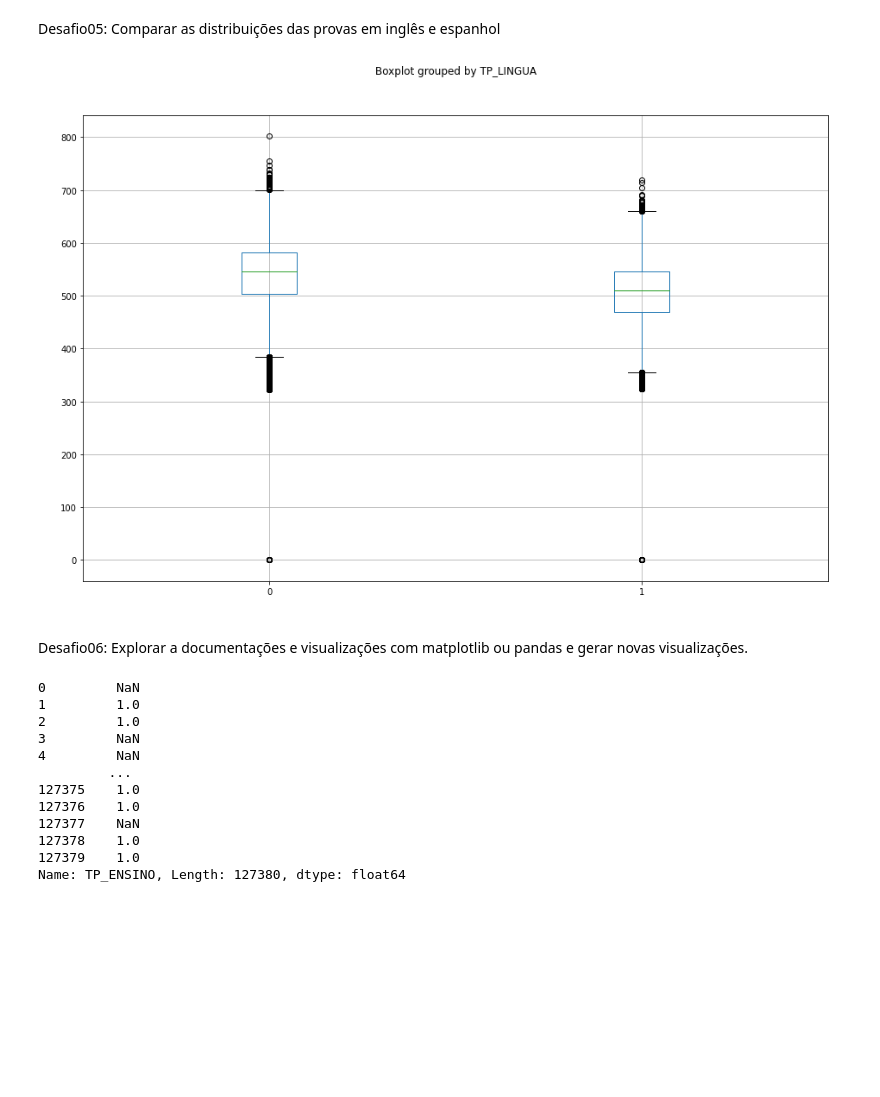
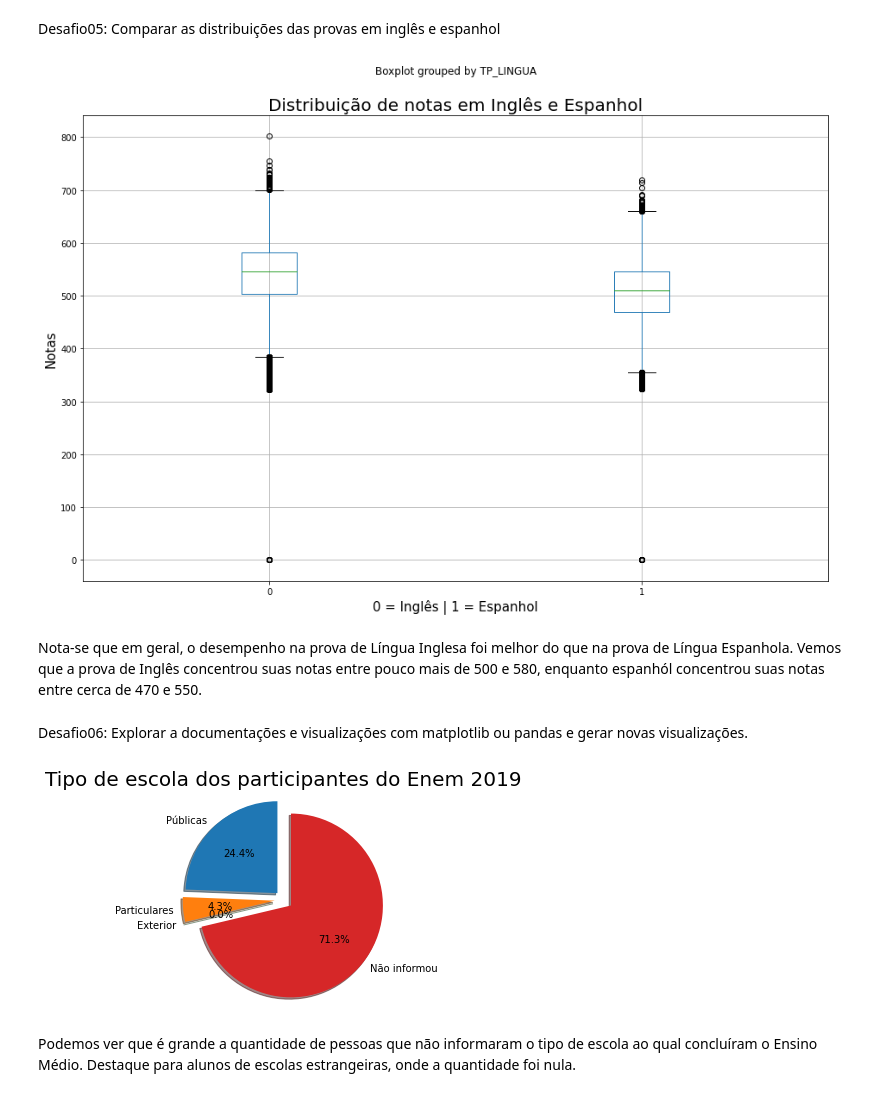
Before and after one commit to eduperottoni/educacao-brasil, a Jupyter notebook: aula_01.ipynb, the cells around one changed output. Drawn from its saved outputs; the diff is of its cells as text; code cells hidden in the pictures; blank space fills up the shorter version.

```diff
--- a/aula_01.ipynb
+++ b/aula_01.ipynb
@@ -316,26 +315,13 @@ Desafio05: Comparar as distribuições das provas em inglês e espanhol
 # %%
 #Utilizando o boxplot, filtrando pela coluna de língua excolhida considerando a nota da coluna de notas em linguagens
 dados.boxplot(column='NU_NOTA_LC', by='TP_LINGUA', figsize=(15,10))
-plt.title('Distribuição de notas em Inglês e Espanhol', size=25, color='white')
-plt.xlabel('0 = Inglês | 1 = Espanhol',size=15, color='white')
-plt.ylabel('Notas', size=15, color='white')
+plt.title('Distribuição de notas em Inglês e Espanhol', size=20, color='black')
+plt.xlabel('0 = Inglês | 1 = Espanhol',size=15, color='black')
+plt.ylabel('Notas', size=15, color='black')
 plt.show()
 # %% [output]
-[figure, old version]
+[figure, new version]
+# %% [markdown]
+Nota-se que em geral, o desempenho na prova de Língua Inglesa foi melhor do que na prova de Língua Espanhola. Vemos que a prova de Inglês concentrou suas notas entre pouco mais de 500 e 580, enquanto espanhól concentrou suas notas entre cerca de 470 e 550.
 # %% [markdown]
 Desafio06: Explorar a documentações e visualizações com matplotlib ou pandas e gerar novas visualizações.
-# %%
-dados['TP_ENSINO']
-# %% [output]
-0         NaN
-1         1.0
-2         1.0
-3         NaN
-4         NaN
-         ...
-127375    1.0
-127376    1.0
-127377    NaN
-127378    1.0
-127379    1.0
-Name: TP_ENSINO, Length: 127380, dtype: float64
@@ -344,0 +328,22 @@ Name: TP_ENSINO, Length: 127380, dtype: float64
+# %%
+#Comparando o número de participantes de escolas públicas, particulares, exterior e não respondeu
+
+nao_informou = dados.query('TP_ESCOLA == 1').shape[0]
+publicas = dados.query('TP_ESCOLA == 2').shape[0]
+privadas = dados.query('TP_ESCOLA == 3').shape[0]
+exterior = dados.query('TP_ESCOLA == 4').shape[0]
+
+#Plotando um gráfico de pizza
+labels = 'Públicas', 'Particulares', 'Exterior', 'Não informou'
+sizes = [publicas, privadas, exterior, nao_informou]
+explode = (0.1, 0.1, 0.1, 0.1) #Destaque para determinado setor do gráfico
+fig1, ax1 = plt.subplots()
+ax1.pie(sizes, explode=explode, labels=labels, autopct='%1.1f%%',shadow=True, startangle=90)
+ax1.axis('equal')
+
+plt.title('Tipo de escola dos participantes do Enem 2019', color='black', size = 20)
+plt.show()
+# %% [output]
+[figure, added]
+# %% [markdown]
+Podemos ver que é grande a quantidade de pessoas que não informaram o tipo de escola ao qual concluíram o Ensino Médio. Destaque para alunos de escolas estrangeiras, onde a quantidade foi nula.
```
Also changed, not shown: parts of 12 cells of this notebook.
